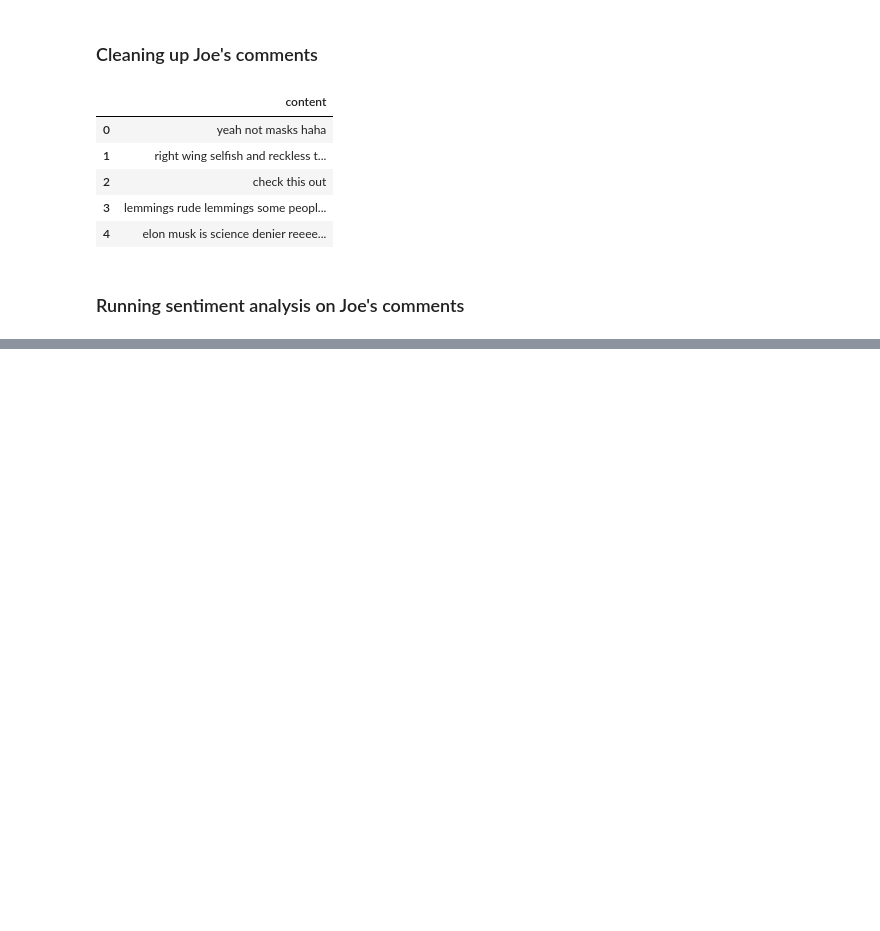
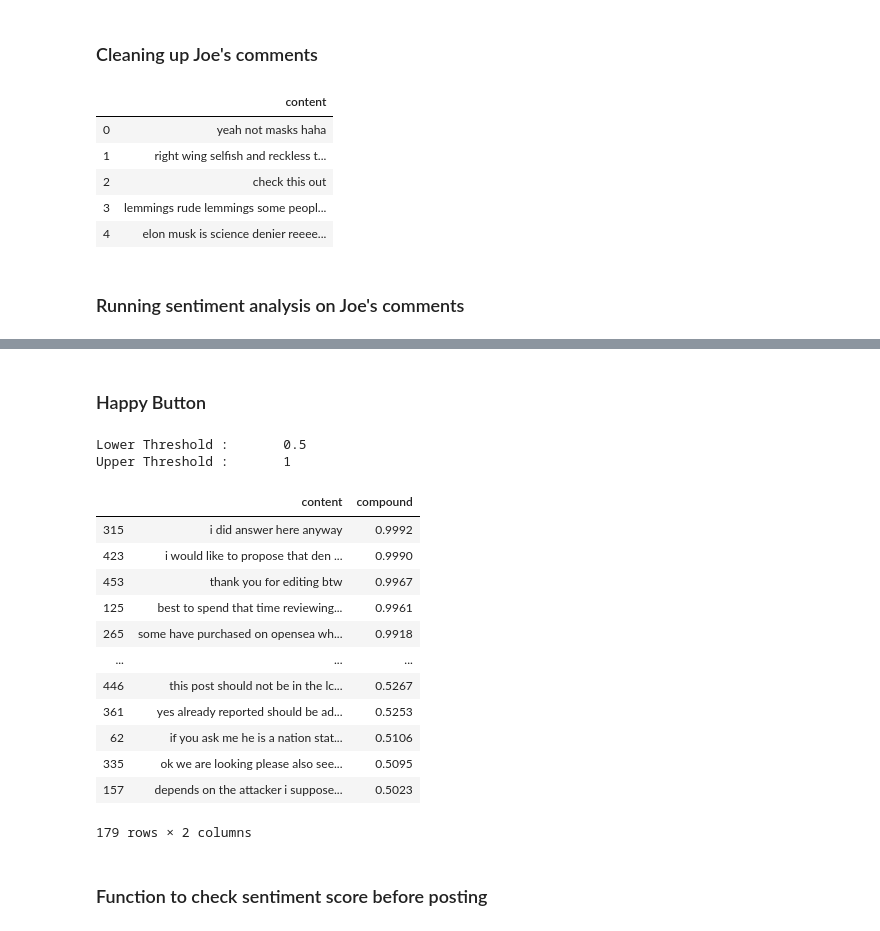
Before and after one commit to TaylerShaw/Cognoscere-Projects, a Jupyter notebook: Joe Sentiments.ipynb, the cells around one changed output, grey strips where cells are left out. Cells and saved outputs as stored; diff of their text form; code cells hidden in the pictures; blank space fills up the shorter version.

Commit message:
Added Happy Button and Sentiment for Posts

```diff
--- a/Joe Sentiments.ipynb
+++ b/Joe Sentiments.ipynb
@@ -235,0 +264,32 @@ nltk_data_sent.loc[[136]]
+# %% [markdown]
+### Happy Button
+# %%
+def happy_button(df):
+    # Get a threshold from the user
+    start = input('Lower Threshold :\t')
+    start = float(start)
+    stop = input('Upper Threshold :\t')
+    stop = float(stop)
+    # Extract and return desired posts
+    df = df[(df['compound'] >= start) & (df['compound'] <= stop)]
+    return df[['content','compound']].sort_values('compound', ascending = False)
+# %%
+happy_button(nltk_data_sent)
+# %% [output]
+Lower Threshold :       0.5
+Upper Threshold :       1
+|  | content | compound |
+| 315 | i did answer here anyway | 0.9992 |
+| 423 | i would like to propose that den ... | 0.9990 |
+| 453 | thank you for editing btw | 0.9967 |
+| 125 | best to spend that time reviewing... | 0.9961 |
+| 265 | some have purchased on opensea wh... | 0.9918 |
+| ... | ... | ... |
+| 446 | this post should not be in the lc... | 0.5267 |
+| 361 | yes already reported should be ad... | 0.5253 |
+| 62 | if you ask me he is a nation stat... | 0.5106 |
+| 335 | ok we are looking please also see... | 0.5095 |
+| 157 | depends on the attacker i suppose... | 0.5023 |
+179 rows × 2 columns
+# %% [markdown]
+### Function to check sentiment score before posting
```
Also changed, not shown: parts of 11 cells of this notebook.
